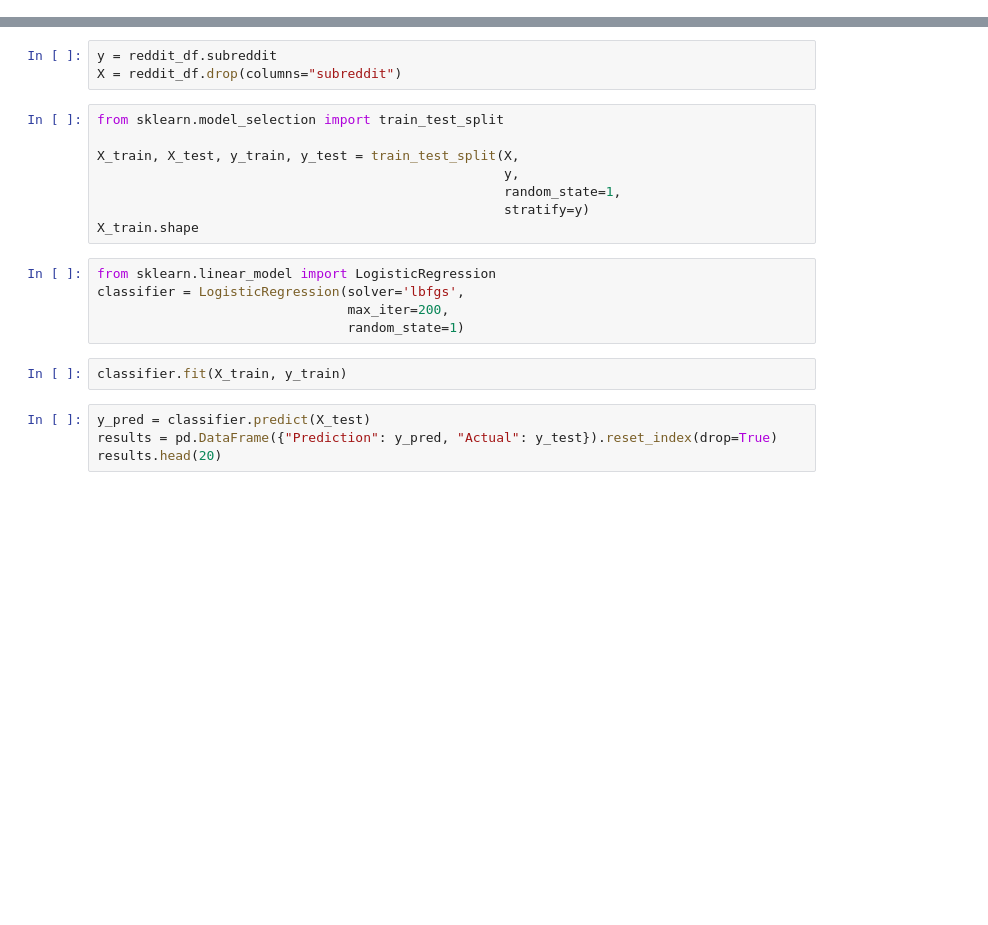
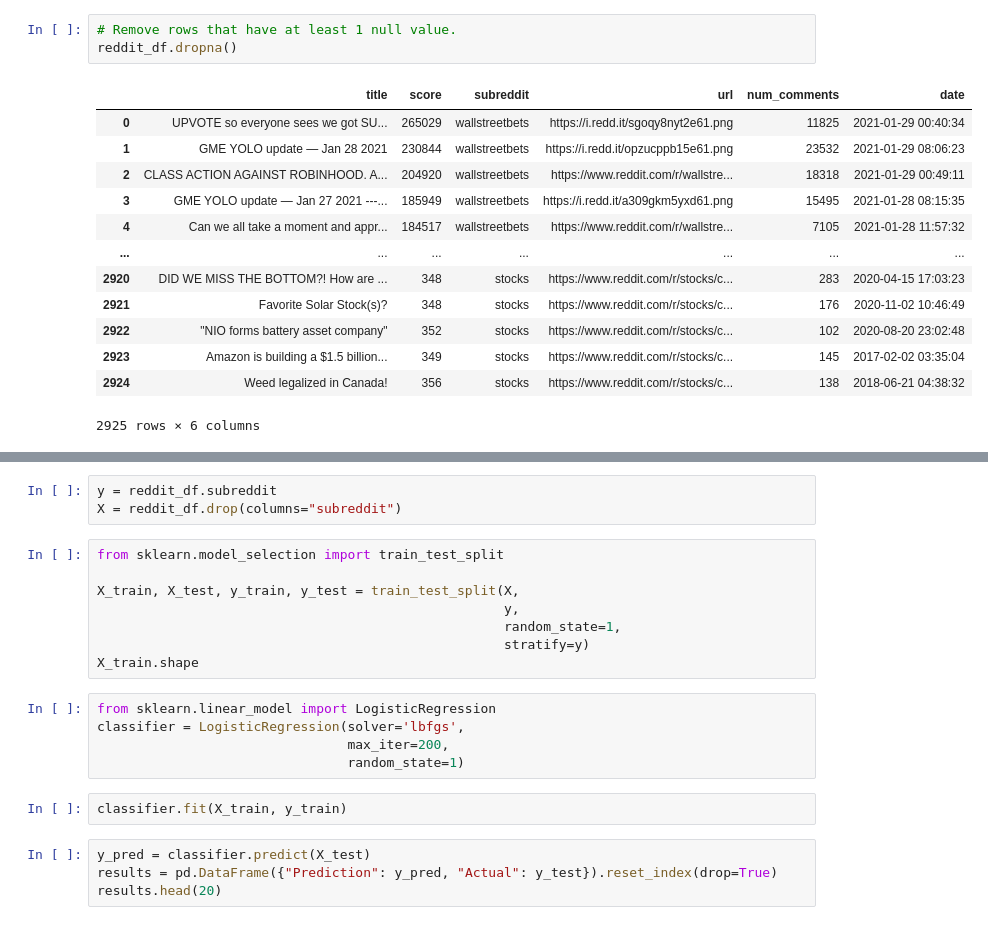
Before and after one commit to BooneyBeCoding/final_project, a Jupyter notebook: Reddit_VADER_MLM.ipynb, the cells around one changed output, grey strips where cells are left out. Saved outputs shown, nothing was run; the diff lists cells and outputs as text; blank space fills up the shorter version.

```diff
--- a/Reddit_VADER_MLM.ipynb
+++ b/Reddit_VADER_MLM.ipynb
@@ -21,3 +74,20 @@ reddit_df.head()
+# %%
+# Remove rows that have at least 1 null value.
+reddit_df.dropna()
+# %% [output]
+|  | title | score | subreddit | url | num_comments | date |
+| 0 | UPVOTE so everyone sees we got SU... | 265029 | wallstreetbets | https://i.redd.it/sgoqy8nyt2e61.png | 11825 | 2021-01-29 00:40:34 |
+| 1 | GME YOLO update — Jan 28 2021 | 230844 | wallstreetbets | https://i.redd.it/opzucppb15e61.png | 23532 | 2021-01-29 08:06:23 |
+| 2 | CLASS ACTION AGAINST ROBINHOOD. A... | 204920 | wallstreetbets | https://www.reddit.com/r/wallstre... | 18318 | 2021-01-29 00:49:11 |
+| 3 | GME YOLO update — Jan 27 2021 ---... | 185949 | wallstreetbets | https://i.redd.it/a309gkm5yxd61.png | 15495 | 2021-01-28 08:15:35 |
+| 4 | Can we all take a moment and appr... | 184517 | wallstreetbets | https://www.reddit.com/r/wallstre... | 7105 | 2021-01-28 11:57:32 |
+| ... | ... | ... | ... | ... | ... | ... |
+| 2920 | DID WE MISS THE BOTTOM?! How are ... | 348 | stocks | https://www.reddit.com/r/stocks/c... | 283 | 2020-04-15 17:03:23 |
+| 2921 | Favorite Solar Stock(s)? | 348 | stocks | https://www.reddit.com/r/stocks/c... | 176 | 2020-11-02 10:46:49 |
+| 2922 | "NIO forms battery asset company" | 352 | stocks | https://www.reddit.com/r/stocks/c... | 102 | 2020-08-20 23:02:48 |
+| 2923 | Amazon is building a $1.5 billion... | 349 | stocks | https://www.reddit.com/r/stocks/c... | 145 | 2017-02-02 03:35:04 |
+| 2924 | Weed legalized in Canada! | 356 | stocks | https://www.reddit.com/r/stocks/c... | 138 | 2018-06-21 04:38:32 |
+2925 rows × 6 columns
 # %%
 # Checking Sentiment Scores
 def sentiment_analyzer_scores(sentence):
```
Also changed, not shown: parts of 8 cells of this notebook.
